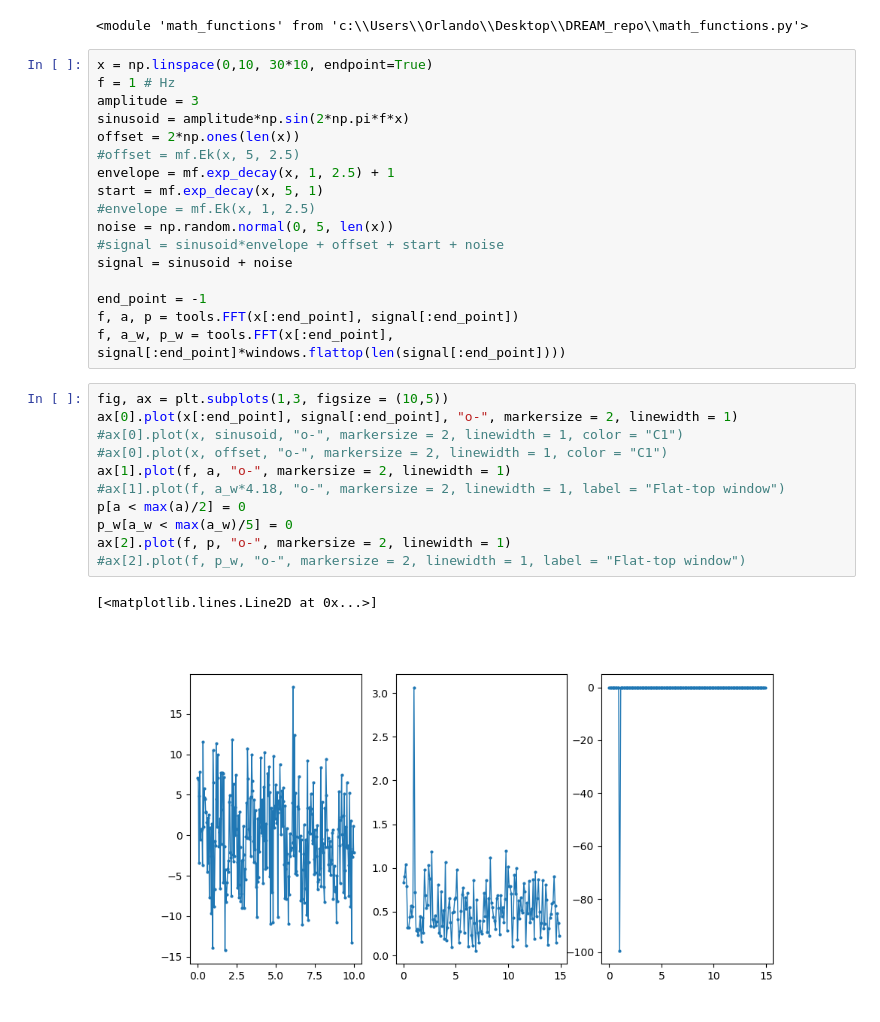
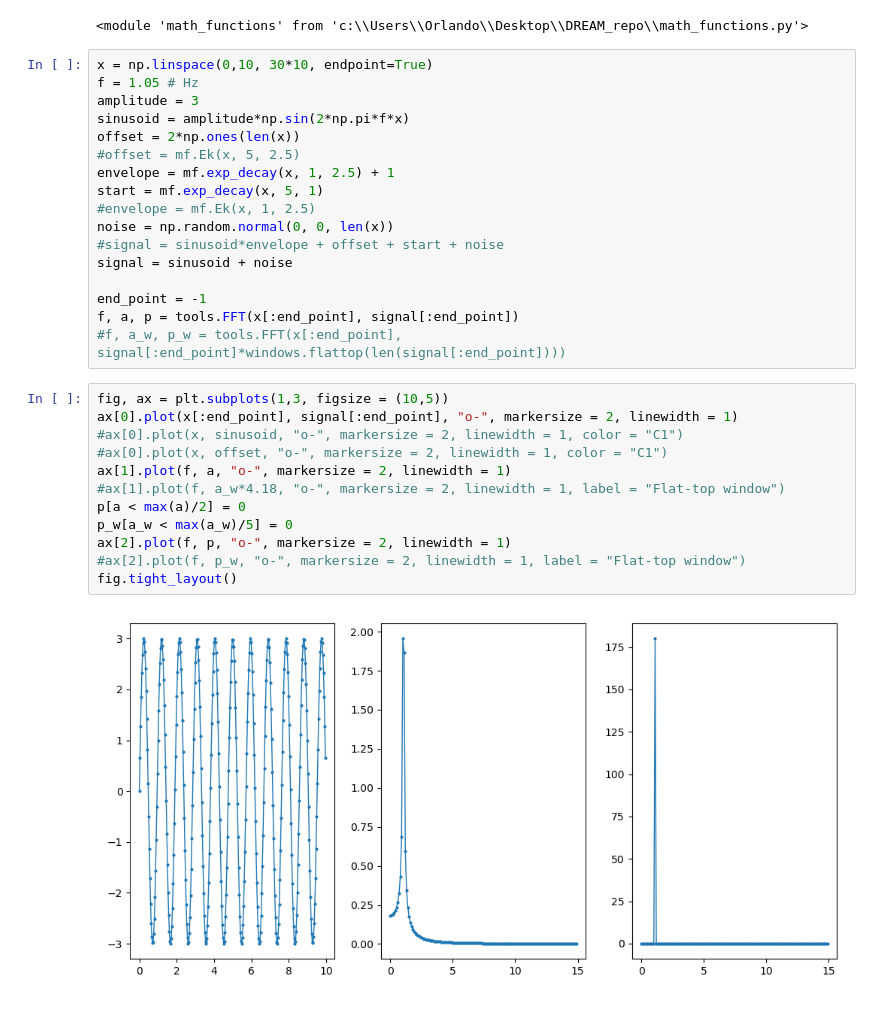
Before and after one commit to orlandomarcelo/DREAM_repo, a Jupyter notebook: Notebooks/FFT_playground.ipynb, the cells around one changed output. Saved outputs shown, nothing was run; the diff lists cells and outputs as text.

```diff
--- a/Notebooks/FFT_playground.ipynb
+++ b/Notebooks/FFT_playground.ipynb
@@ -23,7 +23,7 @@ importlib.reload(mf)
 <module 'math_functions' from 'c:\\Users\\Orlando\\Desktop\\DREAM_repo\\math_functions.py'>
 # %%
 x = np.linspace(0,10, 30*10, endpoint=True)
-f = 1 # Hz
+f = 1.05 # Hz
 amplitude = 3
 sinusoid = amplitude*np.sin(2*np.pi*f*x)
 offset = 2*np.ones(len(x))
@@ -31,26 +31,26 @@ offset = 2*np.ones(len(x))
 envelope = mf.exp_decay(x, 1, 2.5) + 1
 start = mf.exp_decay(x, 5, 1)
 #envelope = mf.Ek(x, 1, 2.5)
-noise = np.random.normal(0, 5, len(x))
+noise = np.random.normal(0, 0, len(x))
 #signal = sinusoid*envelope + offset + start + noise
 signal = sinusoid + noise
 
 end_point = -1
 f, a, p = tools.FFT(x[:end_point], signal[:end_point])
-f, a_w, p_w = tools.FFT(x[:end_point], signal[:end_point]*windows.flattop(len(signal[:end_point])))
+#f, a_w, p_w = tools.FFT(x[:end_point], signal[:end_point]*windows.flattop(len(signal[:end_point])))
 # %%
 fig, ax = plt.subplots(1,3, figsize = (10,5))
 ax[0].plot(x[:end_point], signal[:end_point], "o-", markersize = 2, linewidth = 1)
 #ax[0].plot(x, sinusoid, "o-", markersize = 2, linewidth = 1, color = "C1")
 #ax[0].plot(x, offset, "o-", markersize = 2, linewidth = 1, color = "C1")
 ax[1].plot(f, a, "o-", markersize = 2, linewidth = 1)
 #ax[1].plot(f, a_w*4.18, "o-", markersize = 2, linewidth = 1, label = "Flat-top window")
 p[a < max(a)/2] = 0
 p_w[a_w < max(a_w)/5] = 0
 ax[2].plot(f, p, "o-", markersize = 2, linewidth = 1)
 #ax[2].plot(f, p_w, "o-", markersize = 2, linewidth = 1, label = "Flat-top window")
+fig.tight_layout()
 # %% [output]
-[<matplotlib.lines.Line2D at 0x...>]
-[figure, old version]
+[figure, new version]
 # %%
 x = np.linspace(0,10, 30*10, endpoint=True)
```
Also changed, not shown: parts of 2 cells of this notebook, 6 other files.
